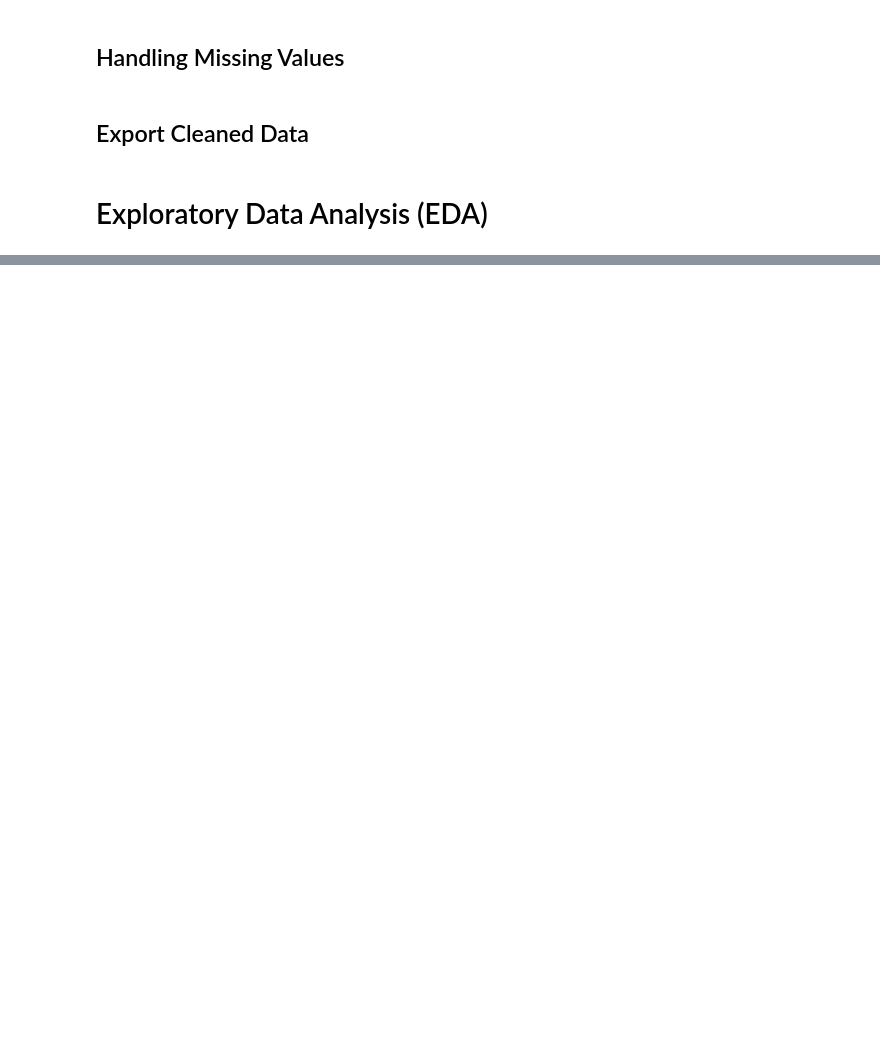
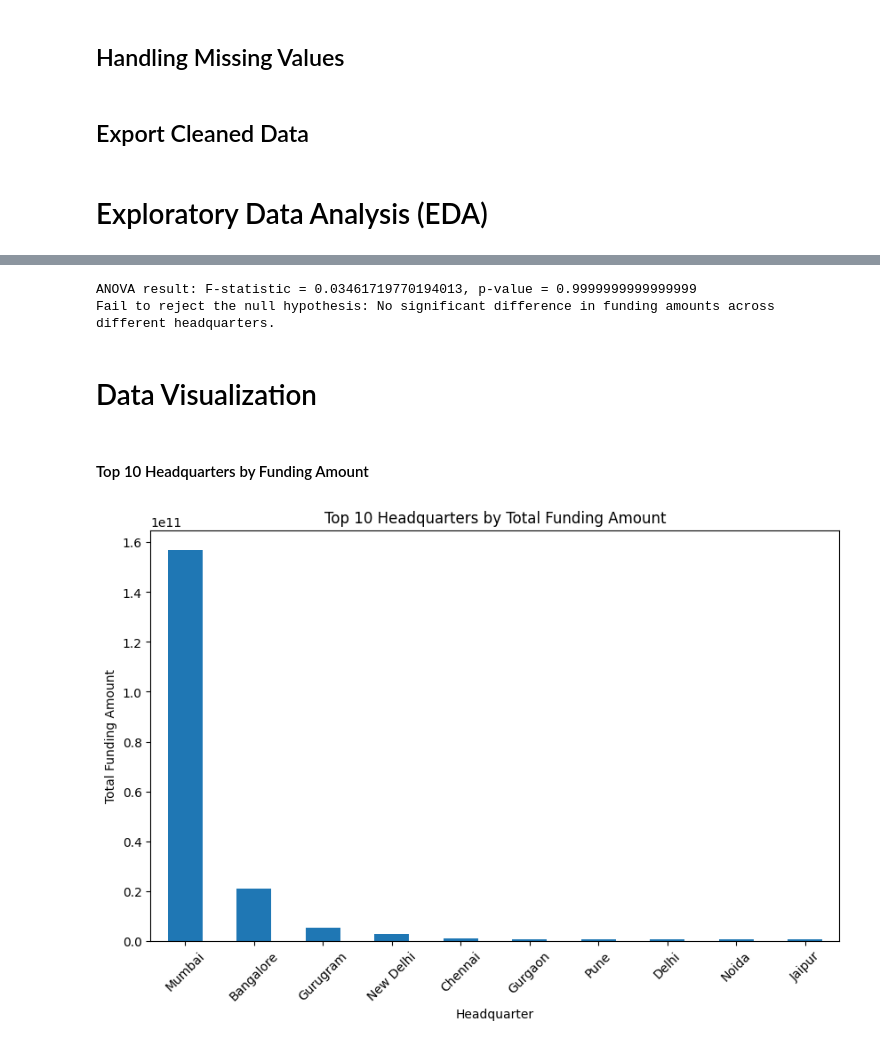
Before and after one commit to Safowaa/India-Start-Up-Funding-Data-Analysis, a Jupyter notebook: Main.ipynb, the cells around one changed output, grey strips where cells are left out. Drawn from its saved outputs; the diff is of its cells as text; code cells hidden in the pictures; blank space fills up the shorter version.

```diff
--- a/Main.ipynb
+++ b/Main.ipynb
@@ -529,0 +613,33 @@ combined21_18.to_csv("clean_data.csv", index=False)
+# %%
+from scipy.stats import f_oneway
+
+# Group by HeadQuarter and get the funding amounts
+funding_groups = [group['Fund_Amount'].values for name, group in combined21_18.groupby('HeadQuarter')]
+
+# Perform ANOVA
+anova_result = f_oneway(*funding_groups)
+print(f"ANOVA result: F-statistic = {anova_result.statistic}, p-value = {anova_result.pvalue}")
+
+if anova_result.pvalue < 0.05:
+    print("Reject the null hypothesis: There is a significant difference in funding amounts across different headquarters.")
+else:
+    print("Fail to reject the null hypothesis: No significant difference in funding amounts across different headquarters.")
+# %% [output]
+ANOVA result: F-statistic = 0.03461719770194013, p-value = 0.9999999999999999
+Fail to reject the null hypothesis: No significant difference in funding amounts across different headquarters.
+# %% [markdown]
+# Data Visualization
+# %% [markdown]
+#### Top 10 Headquarters by Funding Amount
+# %%
+top_headquarters = combined21_18.groupby('HeadQuarter')['Fund_Amount'].sum().nlargest(10)
+
+plt.figure(figsize=(10, 6))
+top_headquarters.plot(kind='bar')
+plt.title('Top 10 Headquarters by Total Funding Amount')
+plt.xlabel('Headquarter')
+plt.ylabel('Total Funding Amount')
+plt.xticks(rotation=45)
+plt.show()
+# %% [output]
+[figure, added]
```
Also changed, not shown: parts of 18 cells of this notebook.
